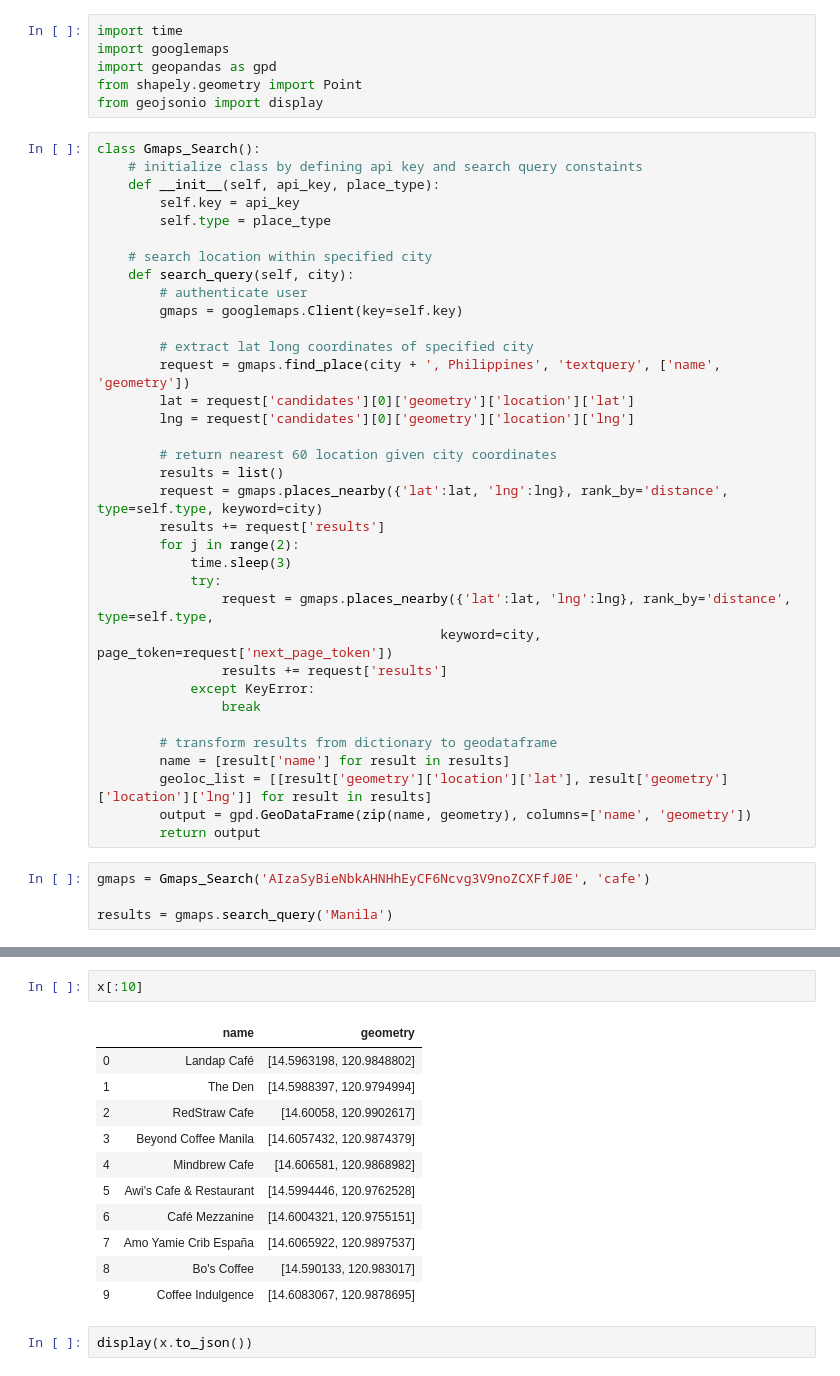
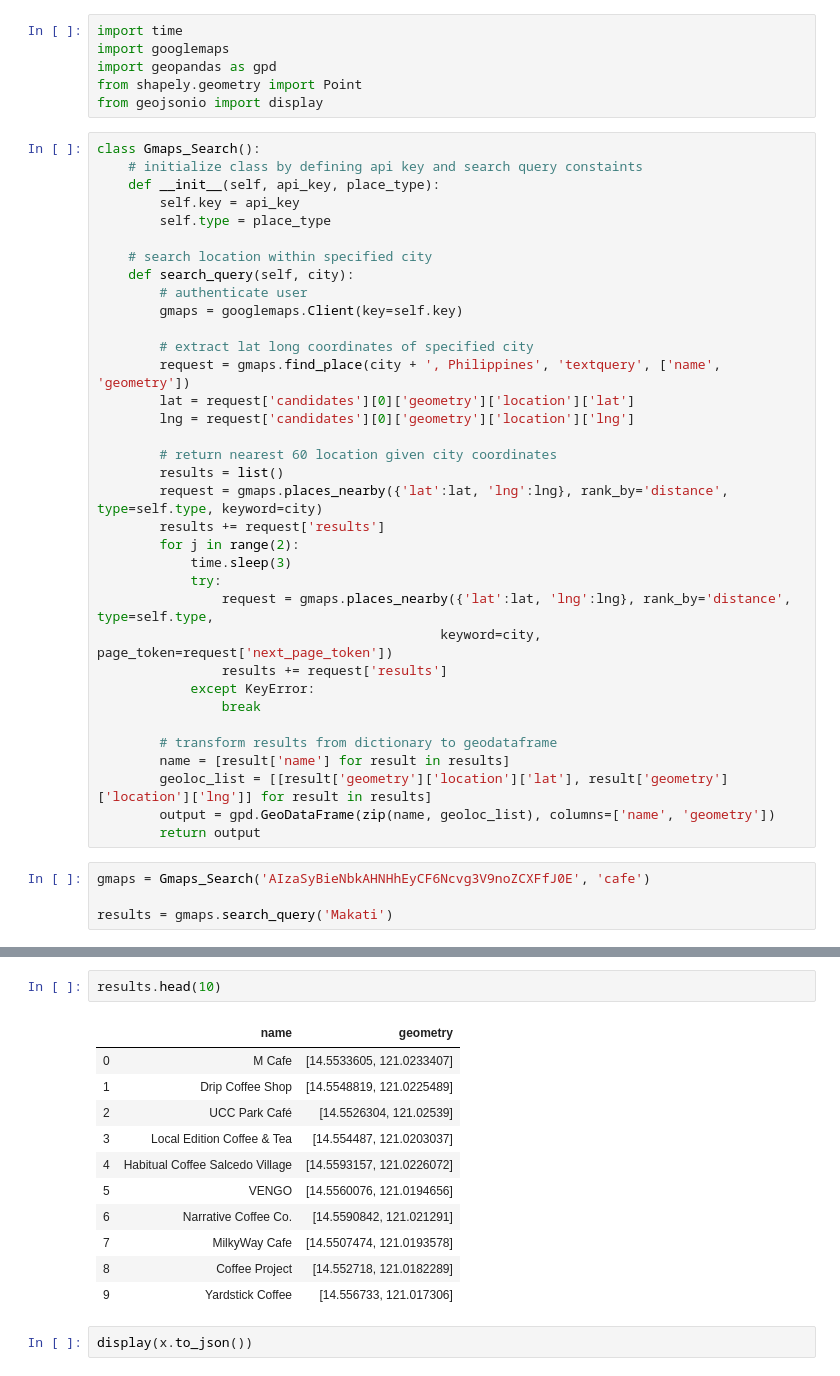
Before and after one commit to magoanalytics/map-api-blog, a Jupyter notebook: maps_api_blog.ipynb, the cells around one changed output, grey strips where cells are left out. Drawn from its saved outputs; the diff is of its cells as text.

```diff
--- a/maps_api_blog.ipynb
+++ b/maps_api_blog.ipynb
@@ -37,9 +37,9 @@ class Gmaps_Search():
         # transform results from dictionary to geodataframe
         name = [result['name'] for result in results]
         geoloc_list = [[result['geometry']['location']['lat'], result['geometry']['location']['lng']] for result in results]
-        output = gpd.GeoDataFrame(zip(name, geometry), columns=['name', 'geometry'])
+        output = gpd.GeoDataFrame(zip(name, geoloc_list), columns=['name', 'geometry'])
         return output
 # %%
 gmaps = Gmaps_Search('AIzaSyBieNbkAHNHhEyCF6Ncvg3V9noZCXFfJ0E', 'cafe')
 
-results = gmaps.search_query('Manila')
+results = gmaps.search_query('Makati')
@@ -50,17 +46,17 @@ x=gpd.GeoDataFrame(zip(name, geometry), columns=['name', 'geometry'])
-# %%
-x[:10]
-# %% [output]
-|  | name | geometry |
-| 0 | Landap Café | [14.5963198, 120.9848802] |
-| 1 | The Den | [14.5988397, 120.9794994] |
-| 2 | RedStraw Cafe | [14.60058, 120.9902617] |
-| 3 | Beyond Coffee Manila | [14.6057432, 120.9874379] |
-| 4 | Mindbrew Cafe | [14.606581, 120.9868982] |
-| 5 | Awi's Cafe & Restaurant | [14.5994446, 120.9762528] |
-| 6 | Café Mezzanine | [14.6004321, 120.9755151] |
-| 7 | Amo Yamie Crib España | [14.6065922, 120.9897537] |
-| 8 | Bo's Coffee | [14.590133, 120.983017] |
-| 9 | Coffee Indulgence | [14.6083067, 120.9878695] |
+# %%
+results.head(10)
+# %% [output]
+|  | name | geometry |
+| 0 | M Cafe | [14.5533605, 121.0233407] |
+| 1 | Drip Coffee Shop | [14.5548819, 121.0225489] |
+| 2 | UCC Park Café | [14.5526304, 121.02539] |
+| 3 | Local Edition Coffee & Tea | [14.554487, 121.0203037] |
+| 4 | Habitual Coffee Salcedo Village | [14.5593157, 121.0226072] |
+| 5 | VENGO | [14.5560076, 121.0194656] |
+| 6 | Narrative Coffee Co. | [14.5590842, 121.021291] |
+| 7 | MilkyWay Cafe | [14.5507474, 121.0193578] |
+| 8 | Coffee Project | [14.552718, 121.0182289] |
+| 9 | Yardstick Coffee | [14.556733, 121.017306] |
 # %%
 display(x.to_json())
 # %% [output]
```
Also changed, not shown: parts of 2 cells of this notebook, 2 other files.
